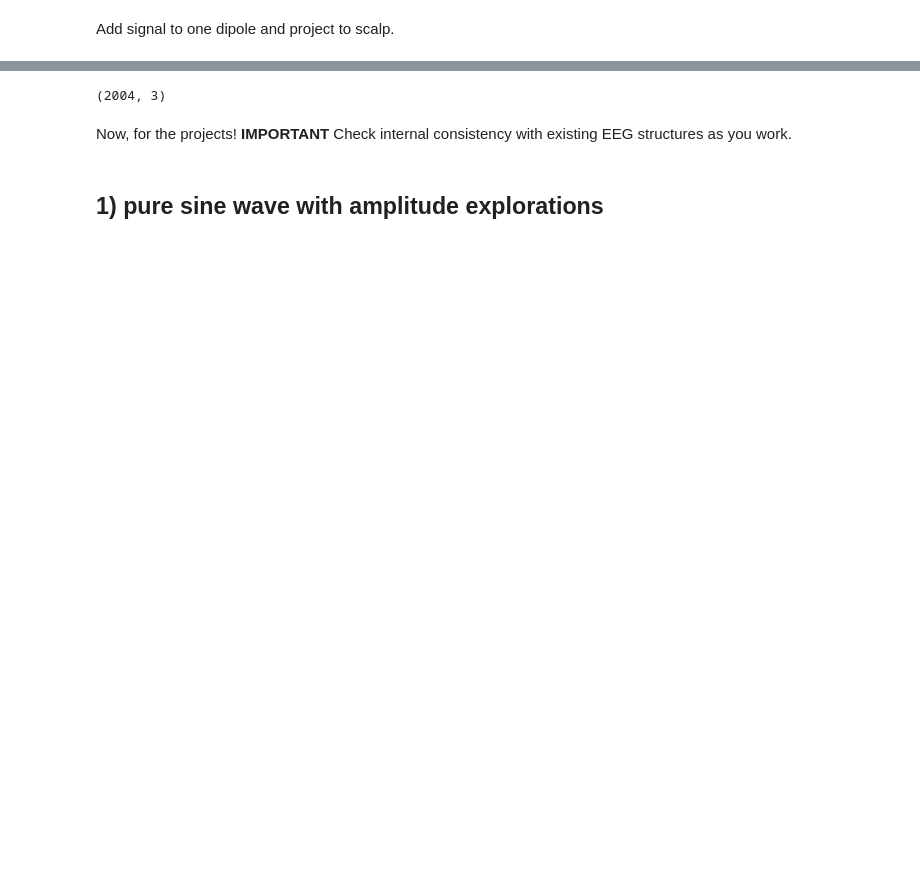
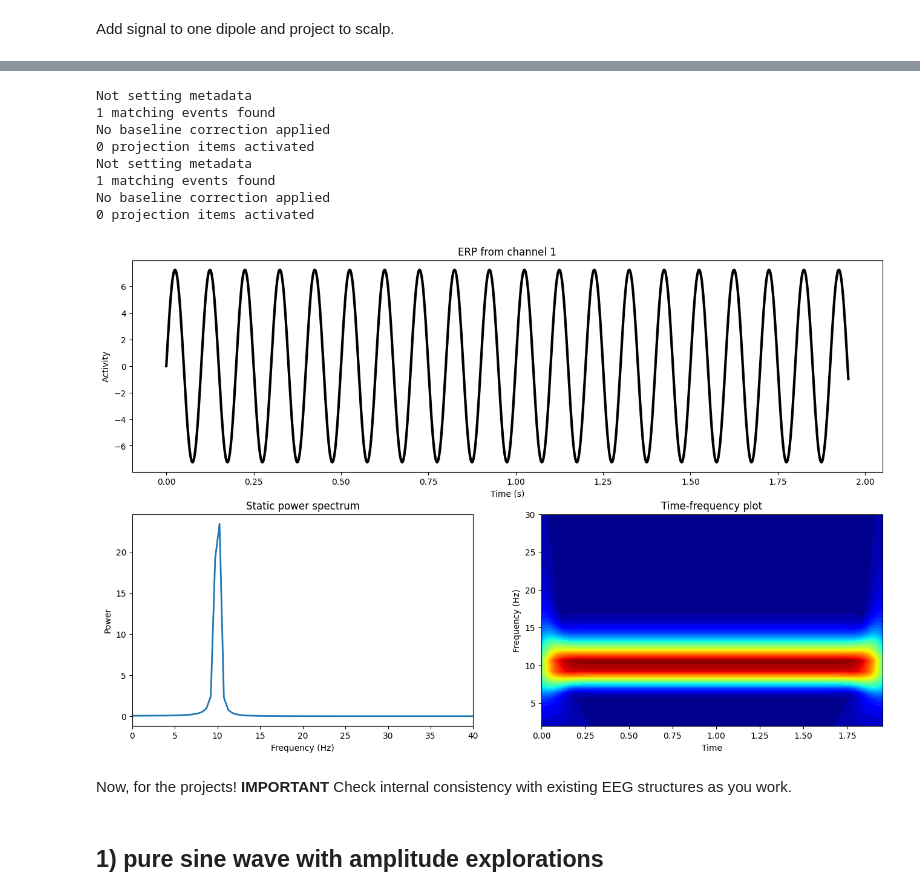
Before and after one commit to shabkr/Neural-Signal-Processing-Analysis, a Jupyter notebook: section_03/NTSA_simEEG_project2.ipynb, the cells around one changed output, grey strips where cells are left out. Saved outputs shown, nothing was run; the diff lists cells and outputs as text; code cells hidden in the pictures; blank space fills up the shorter version.

Commit message:
section 3 project 2 complete

```diff
--- a/section_03/NTSA_simEEG_project2.ipynb
+++ b/section_03/NTSA_simEEG_project2.ipynb
@@ -55,7 +73,32 @@ Add signal to one dipole and project to scalp.
 # %%
-#TODO
+#reduce data size a bit
+new_pnts = 2000
+new_times = EEG.times[0:new_pnts+1]
+EEG = mne.EpochsArray(info=EEG.info,data=EEG.get_data(tmin=min(new_times),tmax=max(new_times)))
+
+#initialize all dipole data
+dipole_data = np.zeros((len(EEG.events),lf["Gain"].shape[2],len(EEG.times)))
+
+#add signal to one dipole
+dipole_data[:,diploc,:] = np.sin(np.multiply(2*np.pi,np.multiply(10,EEG.times)))
+
+#now project dipole data to scalp electrodes
+EEG = mne.EpochsArray(info=EEG.info,data=np.matmul(lf["Gain"][:,1,:],dipole_data))
 # %% [output]
-(2004, 3)
+Not setting metadata
+1 matching events found
+No baseline correction applied
+0 projection items activated
+Not setting metadata
+1 matching events found
+No baseline correction applied
+0 projection items activated
+# %%
+#plot the data
+pick="Pz"
+plot_simEEG_mne(EEG,1)
+# %% [output]
+[figure, added]
 # %% [markdown]
 Now, for the projects!
 **IMPORTANT** Check internal consistency with existing EEG structures as you work.
```
Also changed, not shown: parts of 10 cells of this notebook.
